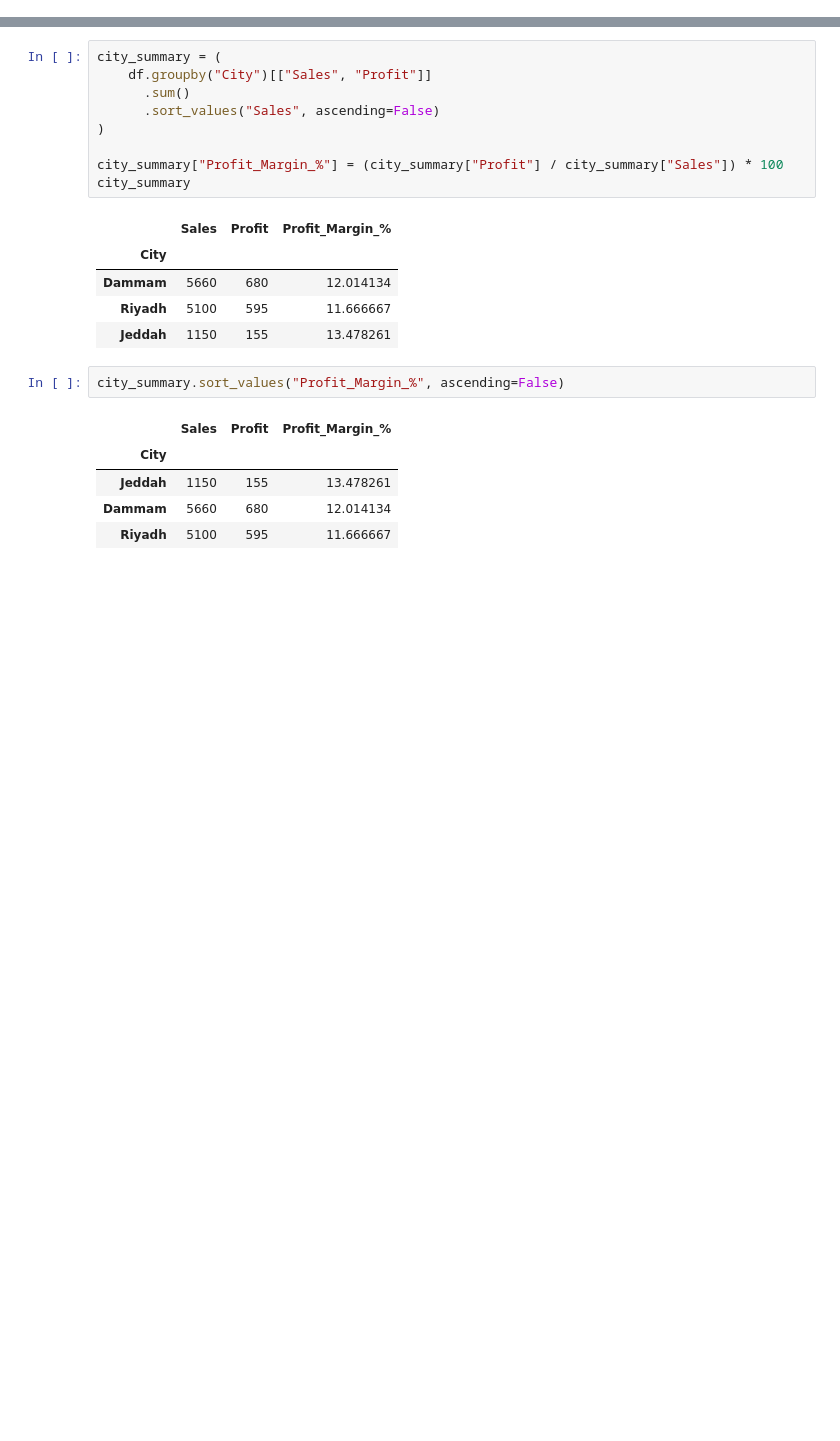
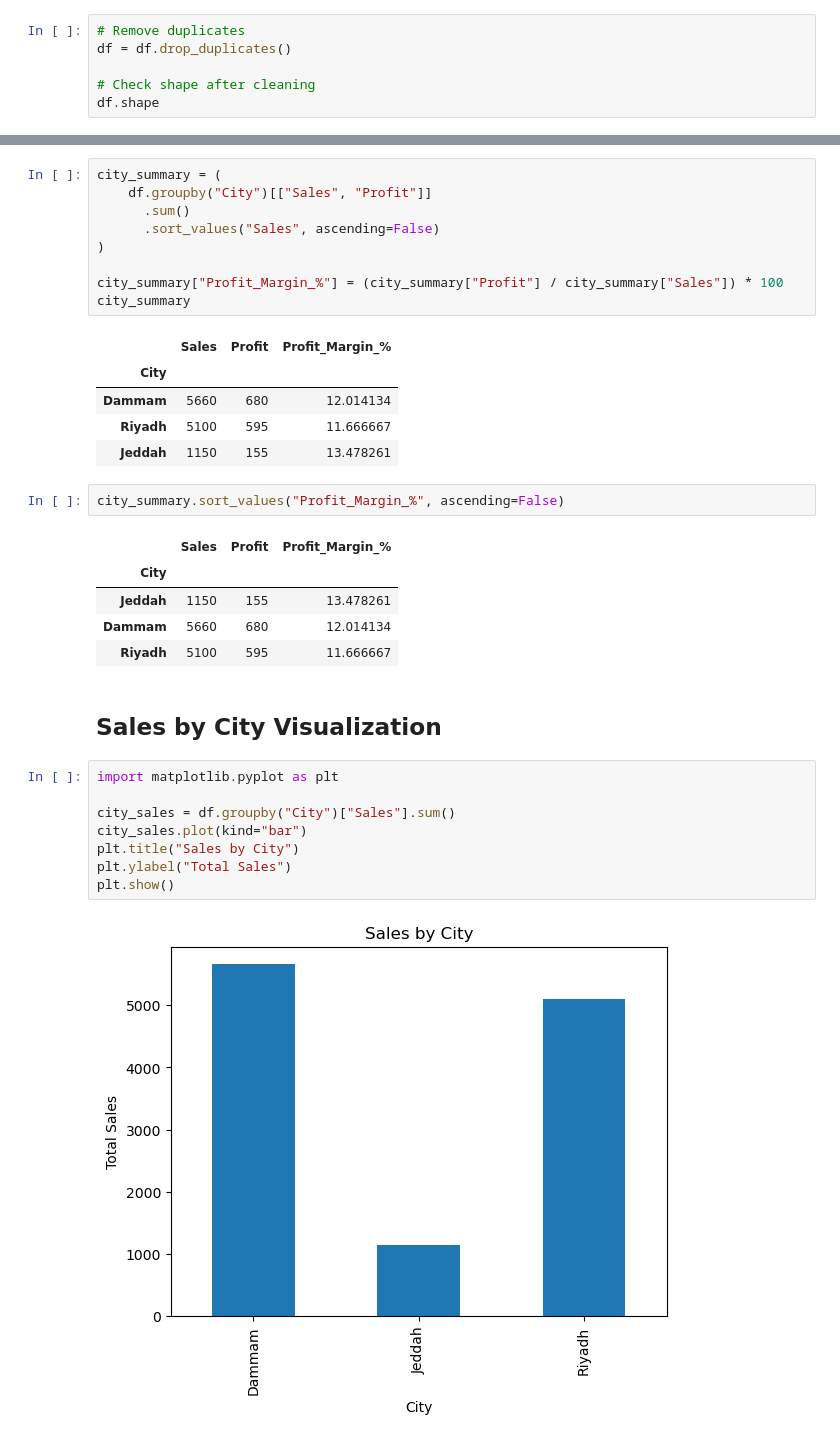
Before and after one commit to MaherQ11/Sales-Data-Analysis, a Jupyter notebook: DataAnalysisMiniProject.ipynb, the cells around one changed output, grey strips where cells are left out. Cells and saved outputs as stored; diff of their text form; blank space fills up the shorter version.

```diff
--- a/DataAnalysisMiniProject.ipynb
+++ b/DataAnalysisMiniProject.ipynb
@@ -10,0 +27,6 @@ df = pd.read_csv(BASE_DIR / "sales.csv")
+# %%
+# Remove duplicates
+df = df.drop_duplicates()
+
+# Check shape after cleaning
+df.shape
@@ -31,3 +57,15 @@ city_summary.sort_values("Profit_Margin_%", ascending=False)
 | Jeddah | 1150 | 155 | 13.478261 |
 | Dammam | 5660 | 680 | 12.014134 |
 | Riyadh | 5100 | 595 | 11.666667 |
+# %% [markdown]
+## Sales by City Visualization
+# %%
+import matplotlib.pyplot as plt
+
+city_sales = df.groupby("City")["Sales"].sum()
+city_sales.plot(kind="bar")
+plt.title("Sales by City")
+plt.ylabel("Total Sales")
+plt.show()
+# %% [output]
+[figure, added]
```
Also changed, not shown: parts of 9 cells of this notebook.
